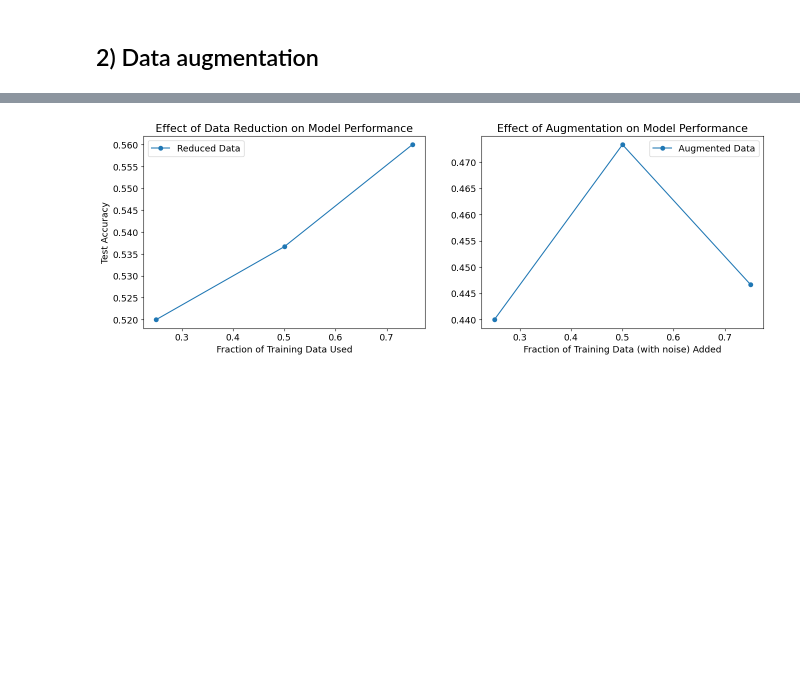
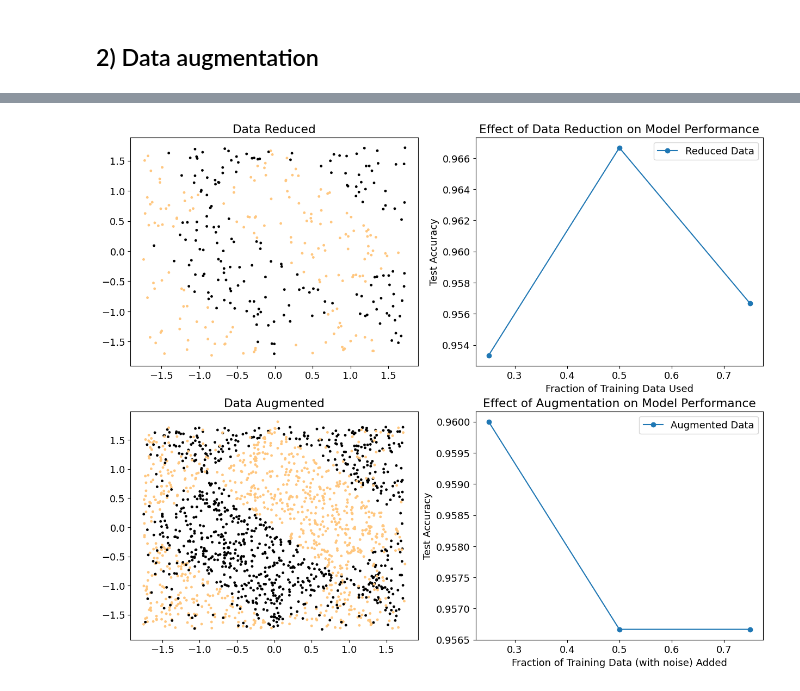
Before and after one commit to LucaBrocco/LCP_B_assignments, a Jupyter notebook: SDL_LCP_B_ex1.ipynb, the cells around one changed output, grey strips where cells are left out. Saved outputs shown, nothing was run; the diff lists cells and outputs as text; code cells hidden in the pictures; blank space fills up the shorter version.

```diff
--- a/SDL_LCP_B_ex1.ipynb
+++ b/SDL_LCP_B_ex1.ipynb
@@ -143,6 +146,9 @@ std. dev.= [1. 1. 1. 1. 1. 1. 1. 1.]
 (x_train, y_train) = (x[0:N_train],y[0:N_train])
 (x_valid, y_valid) = (x[N_train:N_train+N_valid],y[N_train:N_train+N_valid])
 (x_test, y_test) = (x[N_train+N_valid:],y[N_train+N_valid:])
+
+x_train_backup =  x_train
+y_train_backup =  y_train
 
 print("Train:",len(x_train),"points","\t Validation:",len(x_valid),"points","\t Test:",len(x_test),"points\n")
 
@@ -468,18 +473,18 @@ final_loss, final_acc = final_model.evaluate(x_test, y_test)
 # %%
-def reduce_data(x_train, y_train, fraction):
+def reduce_data(x_train_backup, y_train_backup, fraction):
     """Reduces the dataset by a given fraction."""
     n_samples = int(len(x_train) * fraction)
-    indices = np.random.choice(len(x_train), n_samples, replace=False)
-    return x_train[indices], y_train[indices]
+    indices = np.random.choice(len(x_train_backup), n_samples, replace=False)
+    return x_train_backup[indices], y_train_backup[indices]
 
 perc = [0.75, 0.5, 0.25]  # percentuale dei training data che utilizzo
 accuracies = []
 for p in perc:
-    x_train_red, y_train_red = reduce_data(x_train, y_train, p)         # x_KF o x_train? in teoria validation rimane com'è
+    x_train_red, y_train_red = reduce_data(x_train_backup, y_train_backup, p)
 
-    model = create_model(best_model['hyperparameters'])
+    model = final_model
     model.fit(x_train_red, y_train_red, epochs=nepoch, batch_size=32, verbose=0)
     loss, acc = model.evaluate(x_test, y_test)
     accuracies.append(acc)
-    print(f"With {int(p*100)}% of training data: accuracy = {round(acc, 3)}, loss = {round(loss, 3)}")   # perché diverso dall'output
+    print(f"With {int(p*100)}% of training data: accuracy = {round(acc, 3)}, loss = {round(loss, 3)}")
 # %% [output]
@@ -492,5 +497,5 @@ With 25% of training data: accuracy = 0.52, loss = 0.703
 # %%
-noise_level = 0.05   # ci starebbe anche looppare su diversi noise
+noise_level = 0.05
 
 def add_noise(data, std):
     """Adds Gaussian noise to numerical data"""
@@ -501,18 +506,19 @@ size_new_data = perc # [0.75, 0.5, 0.25]  # aggiung 75%, 50% e 25% di dati nuovi
 
 aug_accuracies = []
 for size in size_new_data:
-  new_x_data, new_y_data = reduce_data(x_train, y_train, size)
-  x_train_aug = np.vstack((x_train, add_noise(new_x_data, noise_level)))
+  new_x_data, new_y_data = reduce_data(x_train_backup, y_train_backup, size)
+  new_noise_x = add_noise(new_x_data, noise_level)
+  x_train_aug = np.vstack((x_train_backup, new_noise_x))
 
   new_y_data = np.zeros(len(new_y_data))
   for i in range(len(new_x_data)):
-      new_y_data[i] = NF(new_x_data[i], B, TYPE)         # con o senza rumore? new_x_data o add_noise(new_x_data)?
+      new_y_data[i] = NF(new_noise_x[i], B, TYPE)
 
-  y_train_aug = np.hstack((y_train, new_y_data))
+  y_train_aug = np.hstack((y_train_backup, new_y_data))
 
   print(f"New Training Set Size: {len(x_train_aug)}")
 
-  aug_model = create_model(best_model['hyperparameters'])
+  aug_model = final_model
   aug_model.fit(x_train_aug, y_train_aug, epochs=nepoch, batch_size=32, verbose=0)
   aug_loss, aug_acc = aug_model.evaluate(x_test, y_test)
   aug_accuracies.append(aug_acc)
@@ -530,18 +536,26 @@ Augmented Data Accuracy: 0.44, Loss: 0.697
 # %%
-fig, AX = plt.subplots(1, 2, figsize=(16,5.))
-ax = AX[0]
+fig, AX = plt.subplots(2, 2, figsize=(15,12))
+ax = AX[0,0]
+ax.scatter(x_train_red[:,0],x_train_red[:,1],c=y_train_red[:len(x_train_red)],s=6)
+#ax.scatter(x_train_red, y_train_red)
+ax.set_title("Data Reduced")
+ax = AX[0, 1]
 ax.plot(perc, accuracies, marker='o', label='Reduced Data')
 ax.set_xlabel("Fraction of Training Data Used")
 ax.set_title("Effect of Data Reduction on Model Performance")
 ax.set_ylabel("Test Accuracy")
 ax.legend()
 
-ax=AX[1]
+ax = AX[1,0]
+ax.scatter(x_train_aug[:,0],x_train_aug[:,1],c=y_train_aug[:len(x_train_aug)],s=6)
+ax.set_title("Data Augmented")
+ax=AX[1, 1]
 ax.plot(size_new_data, aug_accuracies, marker='o', label='Augmented Data')
 ax.set_xlabel("Fraction of Training Data (with noise) Added")
+ax.set_ylabel("Test Accuracy")
 ax.set_title("Effect of Augmentation on Model Performance")
 ax.legend()
 
 plt.show()
 # %% [output]
-[figure, old version]
+[figure, new version]
```
Also changed, not shown: parts of 15 cells of this notebook.
